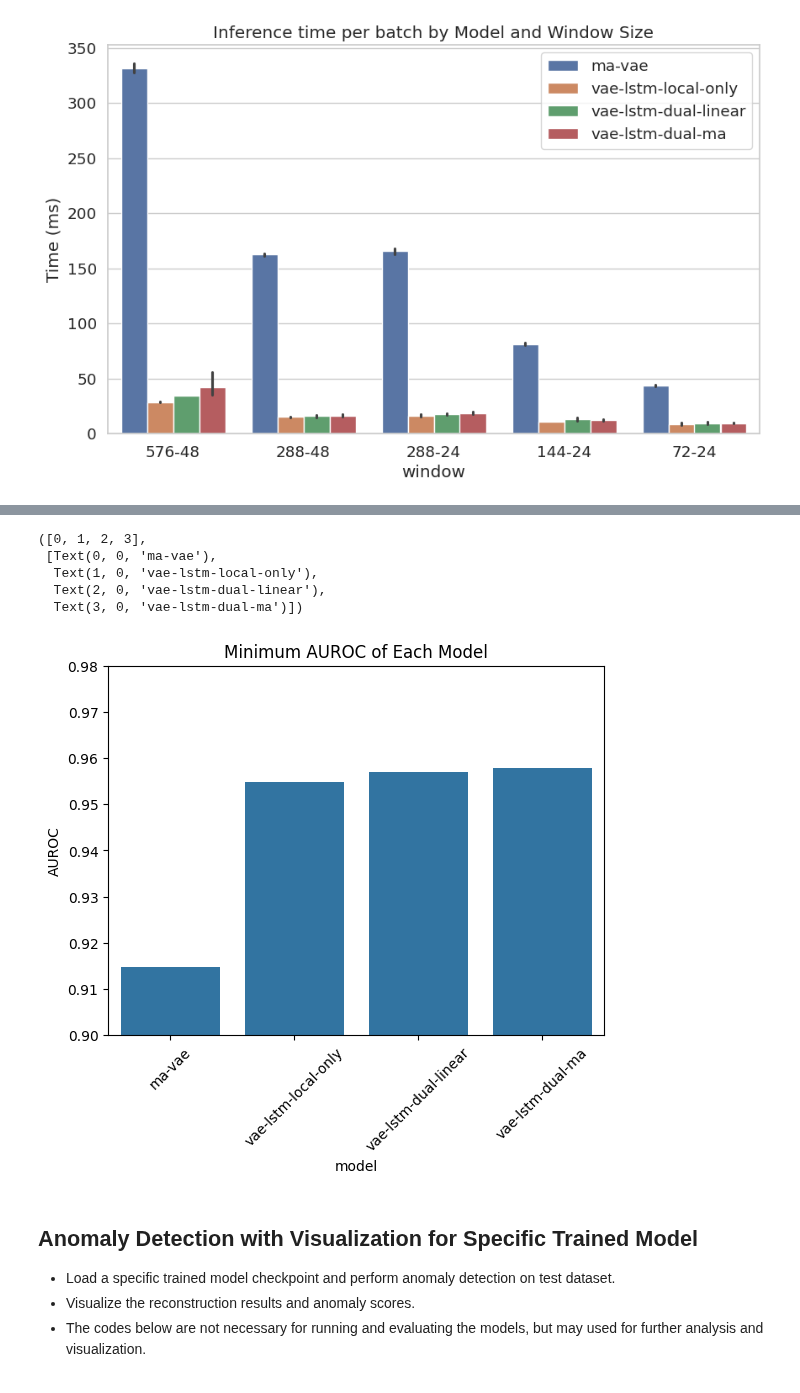
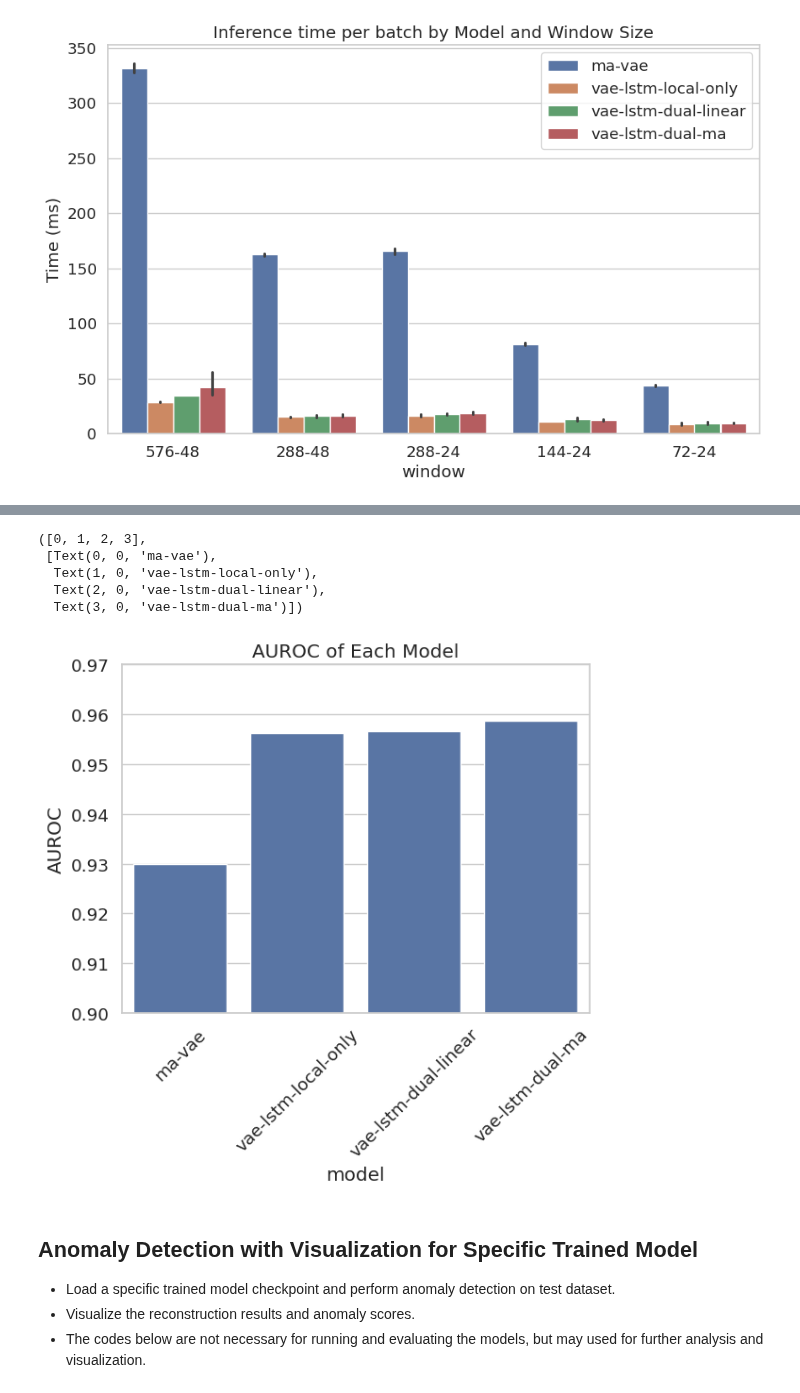
Before and after one commit to peunsu/wesad_stress_detection, a Jupyter notebook: dual-branch-vae-lstm/anomaly_detection.ipynb, the cells around one changed output, grey strips where cells are left out. Saved outputs shown, nothing was run; the diff lists cells and outputs as text; code cells hidden in the pictures.

```diff
--- a/dual-branch-vae-lstm/anomaly_detection.ipynb
+++ b/dual-branch-vae-lstm/anomaly_detection.ipynb
@@ -793,0 +784,4 @@ summary.loc[min_idx]
+# %%
+# extract 576-48
+summary_576 = summary[summary.index.get_level_values('window') == '576-48']
+summary_576
@@ -854,15 +855,15 @@ plt.xticks(rotation=45)
 # %%
-sns.barplot(data=summary.loc[min_idx], x='model', y='AUROC', order=['ma-vae', 'vae-lstm-local-only', 'vae-lstm-dual-linear', 'vae-lstm-dual-ma'])
-plt.title('Minimum AUROC of Each Model')
-plt.ylim(0.90, 0.98)
+sns.barplot(data=summary_576, x='model', y='AUROC', order=['ma-vae', 'vae-lstm-local-only', 'vae-lstm-dual-linear', 'vae-lstm-dual-ma'])
+plt.title('AUROC of Each Model')
+plt.ylim(0.90, 0.97)
 plt.xticks(rotation=45)
 # %% [output]
 ([0, 1, 2, 3],
  [Text(0, 0, 'ma-vae'),
   Text(1, 0, 'vae-lstm-local-only'),
   Text(2, 0, 'vae-lstm-dual-linear'),
   Text(3, 0, 'vae-lstm-dual-ma')])
-[figure, old version]
+[figure, new version]
 # %% [markdown]
 ## Anomaly Detection with Visualization for Specific Trained Model
 - Load a specific trained model checkpoint and perform anomaly detection on test dataset.
```
Also changed, not shown: parts of 17 cells of this notebook.
